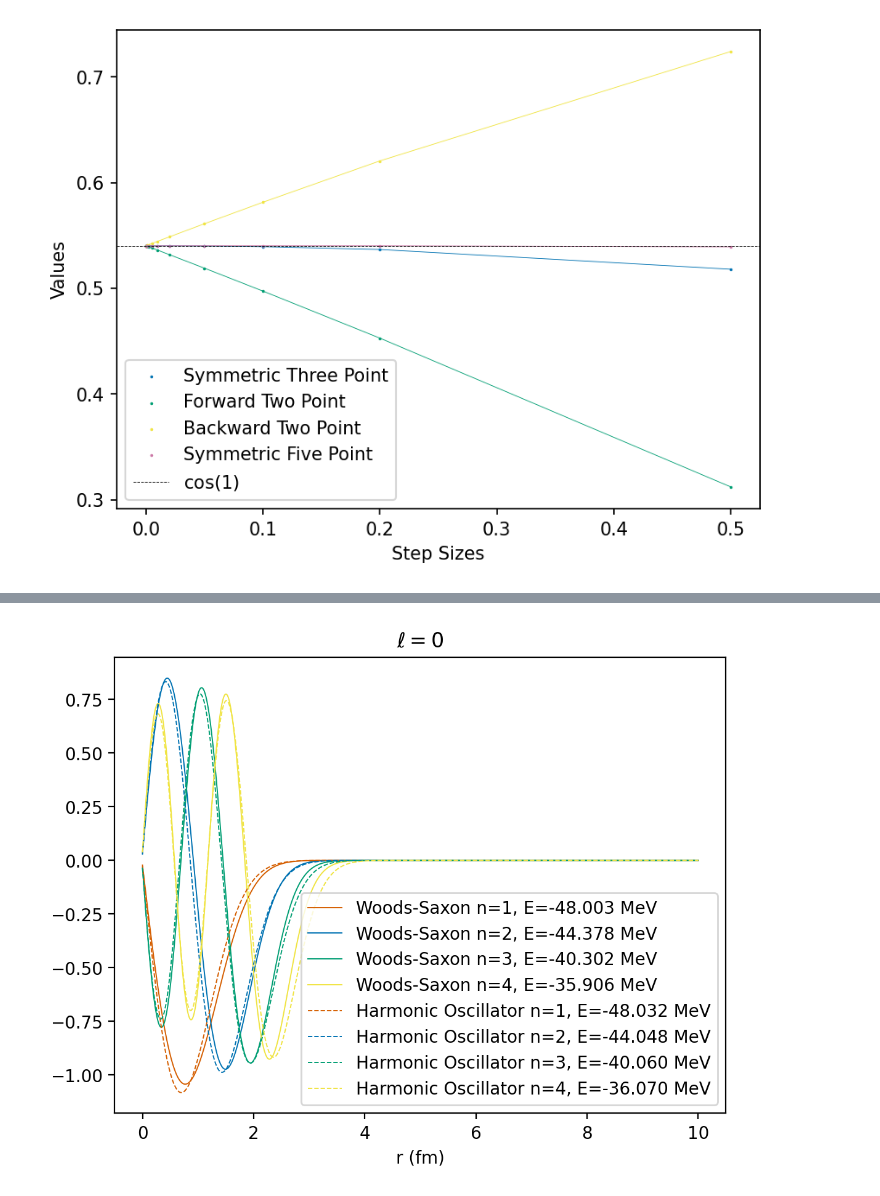
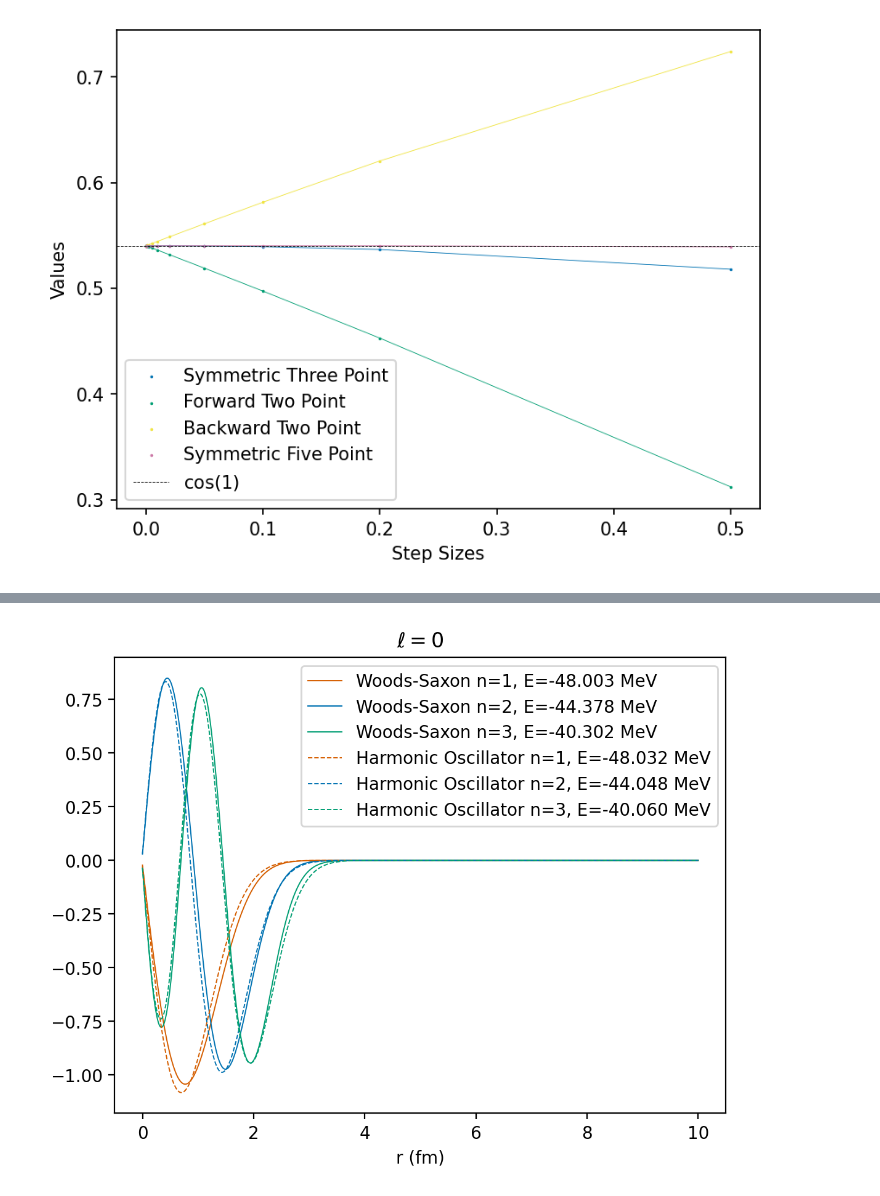
Before and after one commit to orionlee3/RandomNumMethods, a Jupyter notebook: Quantum1NumMethods.ipynb, the cells around one changed output, grey strips where cells are left out. Saved outputs shown, nothing was run; the diff lists cells and outputs as text; code cells hidden in the pictures.

```diff
--- a/Quantum1NumMethods.ipynb
+++ b/Quantum1NumMethods.ipynb
@@ -122,11 +122,3 @@ plt.ylabel("Values")
 plt.show()
 # %% [output]
 [figure]
-# %%
-plt.plot(r_vect, Vf, label="WS")
-omega = 2
-HO = (1 / 2) * (omega**2) * (r_vect) ** 2 - V0
-
-plt.plot(r_vect, HO, label=f"HO, omega = {omega}")
-plt.legend()
-plt.ylim(-55, 1)
@@ -140,7 +129,6 @@ def solve_schrodinger(
     r_max: float,
     grid_size: int,
     r0: float,
-    A: int,
     a: float,
     N: int,
     Z: int,
@@ -157,7 +145,6 @@ def solve_schrodinger(
         r_max (float): Maximum radius in fm.
         grid_size (int): Number of grid points.
         r0 (float): Woods-Saxon parameter r0 in fm.
-        A (int): Atomic mass number.
         a (float): Diffuseness parameter in fm.
         N (int): Neutron count
         Z (int): proton count
@@ -188,7 +175,7 @@ def solve_schrodinger(
     r_vect = np.linspace(r_min, r_max, grid_size)
     omega = 2
     # Define potential
-    R = r0 * A ** (1 / 3)
+    R = r0 * (N + Z) ** (1 / 3)
     if potential_type == "woods-saxon":
         V_depth = depth(N, Z, pn)
         potential = V_depth / (1 + np.exp((r_vect - R) / a))
@@ -251,31 +248,31 @@ bound_energies_ho, bound_wavefunctions_ho = solve_schrodinger(
 # %%
 # Plot Woods-Saxon and Harmonic Oscillator wavefunctions
 plt.figure(dpi=200)
-plot_num = 4
+plot_num = 3
 for i, energy in enumerate(bound_energies_ws[:plot_num]):  # Woods-Saxon
     color = colormap(i)  # Get a consistent color for this index
     plt.plot(
         r_vect,
         bound_wavefunctions_ws[:, i],
         label=f"Woods-Saxon n={i+1}, E={energy:.3f} MeV",
         lw=0.7,
         color=color,
     )
 
 for j, energy_HO in enumerate(bound_energies_ho[:plot_num]):  # Harmonic Oscillator
     color = colormap(j)  # Use the same color as for Woods-Saxon
     plt.plot(
         r_vect,
         bound_wavefunctions_ho[:, j],
         label=f"Harmonic Oscillator n={j+1}, E={energy_HO:.3f} MeV",
         lw=0.7,
         ls="dashed",
         color=color,
     )
 
 plt.xlabel("r (fm)")
 plt.title(rf"$\ell = {l}$")
 plt.legend()
 plt.show()
 # %% [output]
-[figure, old version]
+[figure, new version]
```
Also changed, not shown: parts of 2 cells of this notebook.
